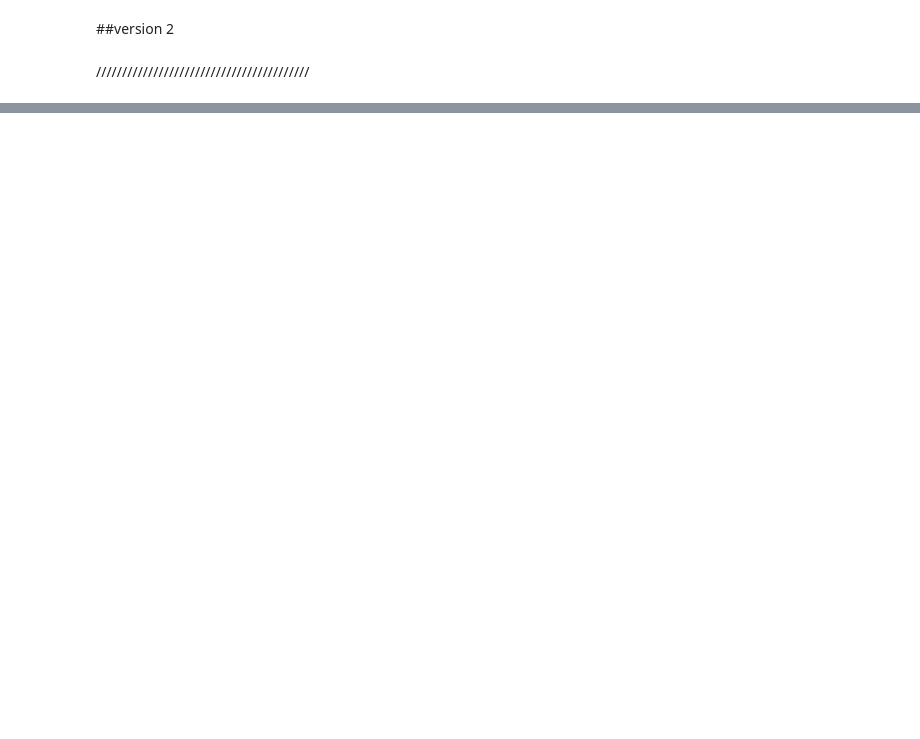
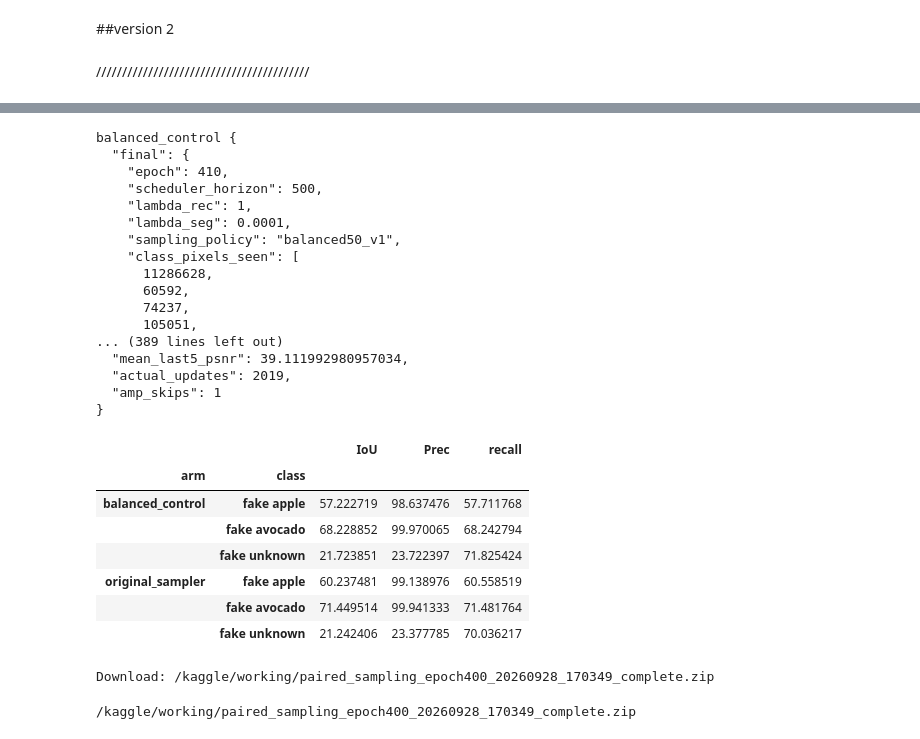
Before and after one commit to arnavnigam31/arnavnigam31, a Jupyter notebook: notebook07ae27ec2e.ipynb, the cells around one changed output, grey strips where cells are left out. Drawn from its saved outputs; the diff is of its cells as text; code cells hidden in the pictures; blank space fills up the shorter version.

Commit message:
Kaggle Notebook | notebook1 | Version 7

```diff
--- a/notebook07ae27ec2e.ipynb
+++ b/notebook07ae27ec2e.ipynb
@@ -3028,0 +2286,10 @@ New AMP skips: 5
+# %%
+import statistics
+records = [json.loads(p.read_text()) for p in sorted((CONT250_RUN / 'result').glob('*_training.json'))]
+assert [r['epoch'] for r in records] == list(range(251,301)), 'Not all50 new epochs completed.'
+for start,end in [(251,275),(276,300)]:
+    values = [100*r['val_foreground_miou_all22'] for r in records if start <= r['epoch'] <= end]
+    print(f'Epochs{start}-{end}: mean mIoU={statistics.mean(values):.2f}%, std={statistics.pstdev(values):.2f} points')
+print('Final:', json.dumps(records[-1], indent=2))
+print('New successful updates:',sum(r['optimizer_updates'] for r in records))
+print('New AMP skips:',sum(r['amp_skipped_updates'] for r in records))
@@ -3028,0 +3609,52 @@ New AMP skips: 5
+# %%
+import statistics
+import pandas as pd
+results={};target_rows=[]
+for name in ARMS:
+    records=[json.loads((PAIR_RUN/name/'result'/f'epoch_{e:04d}_training.json').read_text()) for e in range(401,411)]
+    assert all(r['attempted_updates']==202 for r in records)
+    vals=[r['val_foreground_miou_all22'] for r in records]
+    results[name]={'final':records[-1],'epochs':records,
+        'best_logged_continuation_miou':max(vals),'mean_last5_miou':statistics.mean(vals[-5:]),
+        'std_last5_miou':statistics.pstdev(vals[-5:]),
+        'mean_last5_psnr':statistics.mean(r['val_psnr_ref1'] for r in records[-5:]),
+        'actual_updates':sum(r['optimizer_updates'] for r in records),
+        'amp_skips':sum(r['amp_skipped_updates'] for r in records)}
+    for e in range(401,411):
+        table=pd.read_csv(PAIR_RUN/name/'result'/f'epoch_{e:04d}_segmentation.csv',index_col=0)
+        for cls in ['fake apple','fake avocado','fake unknown']:
+            target_rows.append({'arm':name,'epoch':e,'class':cls,**{m:float(table.loc[cls,m]) for m in ['IoU','Prec','recall']}})
+summary={'experiment':manifest,'arms':results}
+(PAIR_RUN/'comparison_summary.json').write_text(json.dumps(summary,indent=2))
+targets=pd.DataFrame(target_rows);targets.to_csv(PAIR_RUN/'target_class_metrics.csv',index=False)
+for name,record in results.items():print(name,json.dumps({k:v for k,v in record.items() if k!='epochs'},indent=2))
+display(targets[targets.epoch>=406].groupby(['arm','class'])[['IoU','Prec','recall']].mean()*100)
+backup('complete')
+# %% [output]
+balanced_control {
+  "final": {
+    "epoch": 410,
+    "scheduler_horizon": 500,
+    "lambda_rec": 1,
+    "lambda_seg": 0.0001,
+    "sampling_policy": "balanced50_v1",
+    "class_pixels_seen": [
+      11286628,
+      60592,
+      74237,
+      105051,
+... (389 lines left out)
+  "mean_last5_psnr": 39.111992980957034,
+  "actual_updates": 2019,
+  "amp_skips": 1
+}
+|  |  | IoU | Prec | recall |
+| arm | class |  |  |  |
+| balanced_control | fake apple | 57.222719 | 98.637476 | 57.711768 |
+|  | fake avocado | 68.228852 | 99.970065 | 68.242794 |
+|  | fake unknown | 21.723851 | 23.722397 | 71.825424 |
+| original_sampler | fake apple | 60.237481 | 99.138976 | 60.558519 |
+|  | fake avocado | 71.449514 | 99.941333 | 71.481764 |
+|  | fake unknown | 21.242406 | 23.377785 | 70.036217 |
+Download: /kaggle/working/paired_sampling_epoch400_20260928_170349_complete.zip
+/kaggle/working/paired_sampling_epoch400_20260928_170349_complete.zip
```
Also changed, not shown: parts of 58 cells of this notebook.
